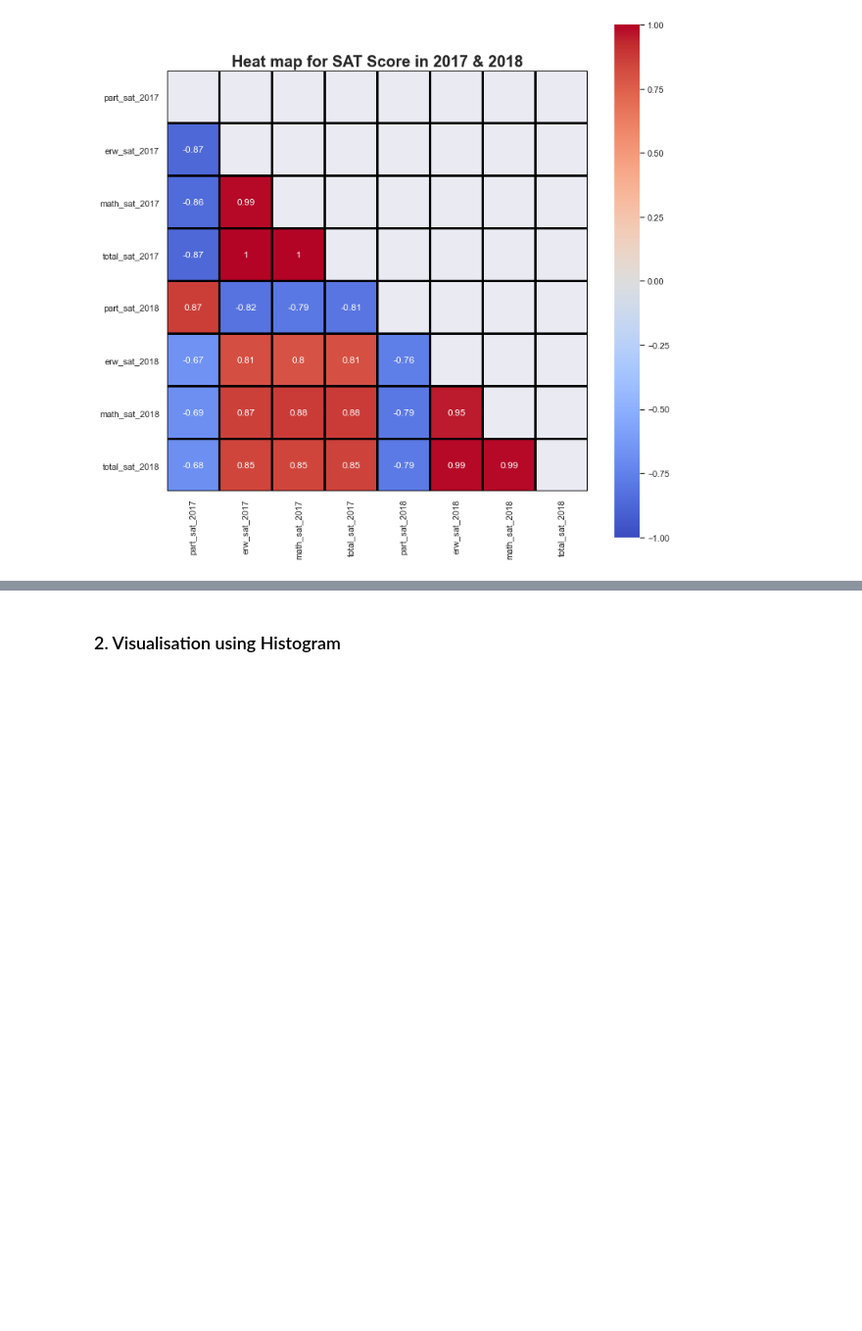
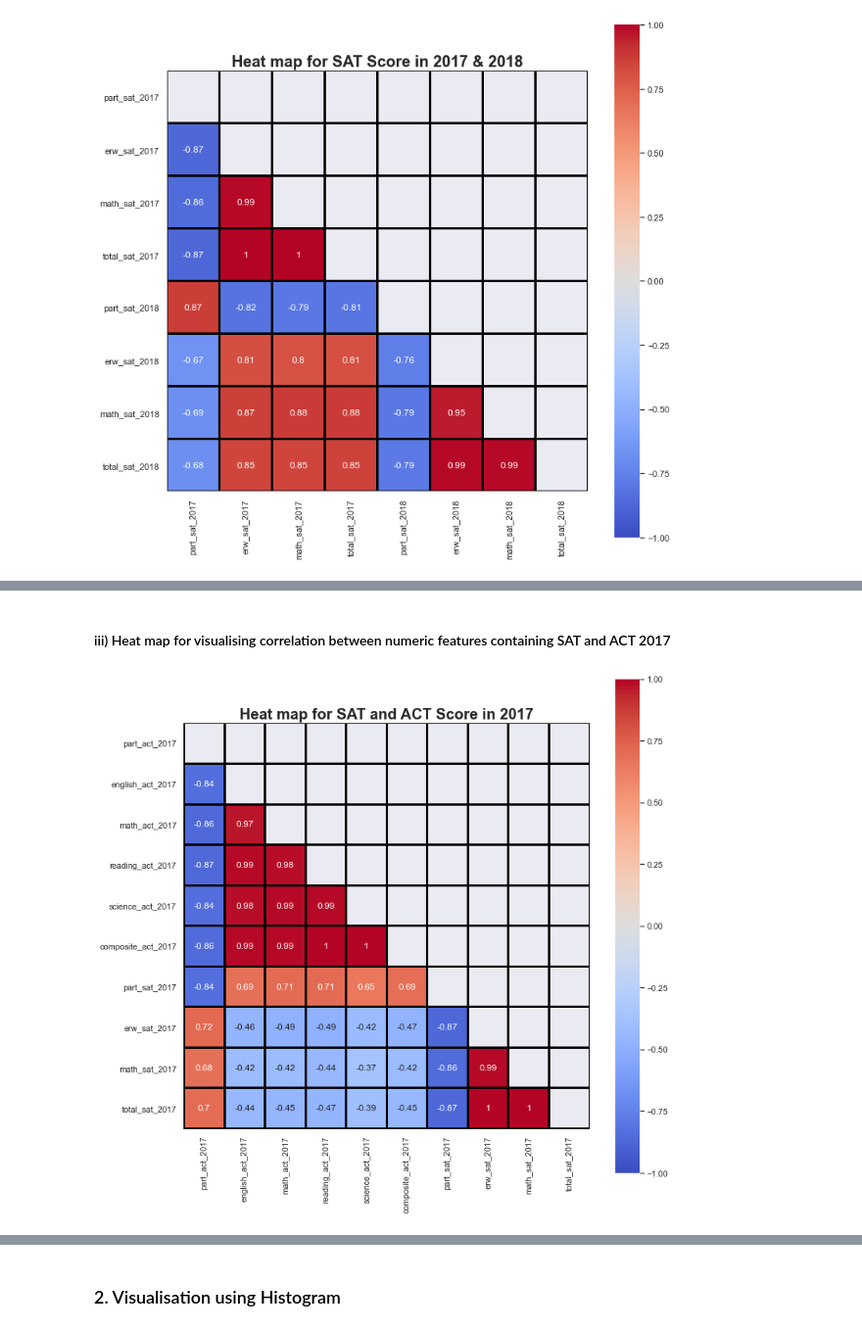
Before and after one commit to jpschew/GA-projects-DSI24, a Jupyter notebook: GA-project1/code/DSI24 Project 1.ipynb, the cells around one changed output, grey strips where cells are left out. Shown: that part at 98% size. Drawn from its saved outputs; the diff is of its cells as text; code cells hidden in the pictures; blank space fills up the shorter version.

```diff
--- a/GA-project1/code/DSI24 Project 1.ipynb
+++ b/GA-project1/code/DSI24 Project 1.ipynb
@@ -1172,0 +1209,21 @@ heat_map_act.set_title(
+# %% [markdown]
+#### iii) Heat map for visualising correlation between numeric features containing SAT and ACT 2017
+# %%
+filtered_sat_act_2017 = [col for col in final.columns if ('2017' in col)]
+
+heat_map_sat_act_2017 = sns.heatmap(
+                            final[filtered_sat_act_2017].corr(),
+                            annot=True,
+                            fmt='.2g',
+                            vmin=-1, vmax=1, center=0,
+                            cmap='coolwarm',
+                            linecolor='black', linewidth=2,
+                            square=True, mask=np.triu(final[filtered_sat_act_2017].corr())
+)
+
+heat_map_sat_act_2017.set_title(
+            'Heat map for SAT and ACT Score in 2017',
+            fontdict= { 'fontsize': 20, 'fontweight':'bold'}
+);
+# %% [output]
+[figure, added]
```
Also changed, not shown: parts of 97 cells of this notebook, 6 other files.
